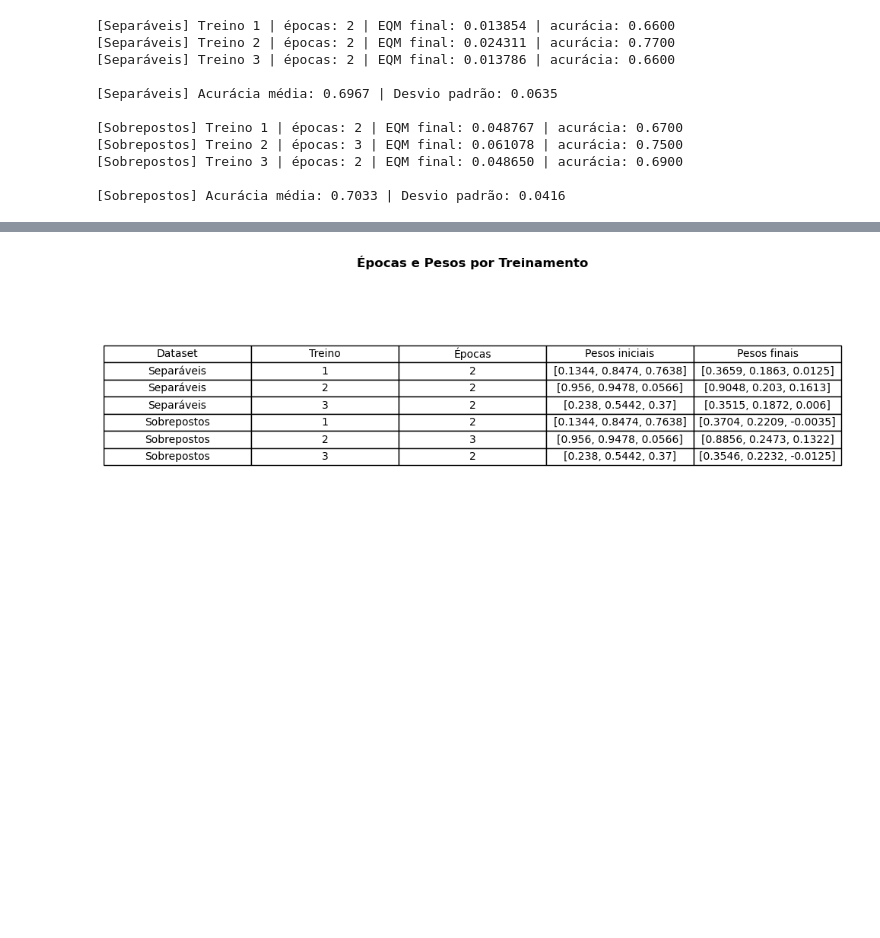
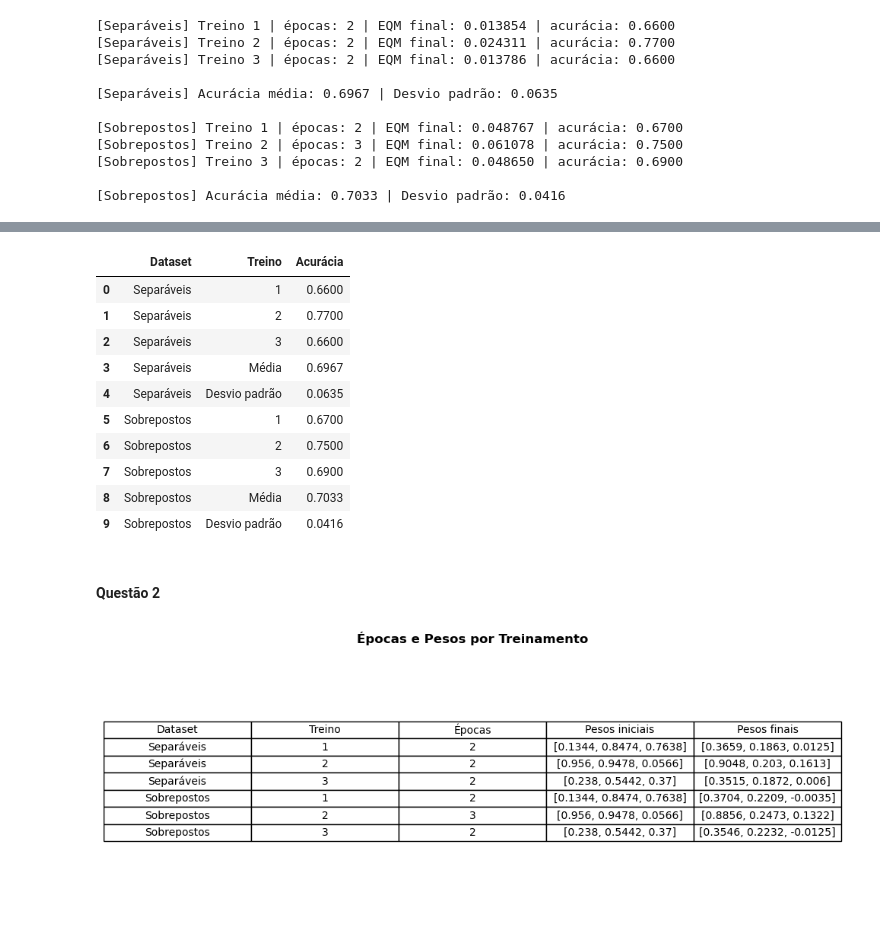
Before and after one commit to lucsol1/PGCC015, a Jupyter notebook: EPC02/EPC02-LucasSilva.ipynb, the cells around one changed output, grey strips where cells are left out. Saved outputs shown, nothing was run; the diff lists cells and outputs as text; code cells hidden in the pictures; blank space fills up the shorter version.

```diff
--- a/EPC02/EPC02-LucasSilva.ipynb
+++ b/EPC02/EPC02-LucasSilva.ipynb
@@ -272,3 +279,22 @@ tabela_acuracia = pd.concat([
+# %%
+tabela_acuracia = pd.concat([
+    criar_tabela_acuracia(resultados_separaveis, media_sep, dp_sep, "Separáveis"),
+    criar_tabela_acuracia(resultados_sobrepostos, media_sob, dp_sob, "Sobrepostos"),
+], ignore_index=True)
+
+tabela_acuracia
+# %% [output]
+|  | Dataset | Treino | Acurácia |
+| 0 | Separáveis | 1 | 0.6600 |
+| 1 | Separáveis | 2 | 0.7700 |
+| 2 | Separáveis | 3 | 0.6600 |
+| 3 | Separáveis | Média | 0.6967 |
+| 4 | Separáveis | Desvio padrão | 0.0635 |
+| 5 | Sobrepostos | 1 | 0.6700 |
+| 6 | Sobrepostos | 2 | 0.7500 |
+| 7 | Sobrepostos | 3 | 0.6900 |
+| 8 | Sobrepostos | Média | 0.7033 |
+| 9 | Sobrepostos | Desvio padrão | 0.0416 |
 # %%
 def salvar_tabela_como_imagem(df, nome_arquivo, titulo=""):
     fig, ax = plt.subplots(figsize=(len(df.columns) * 2, len(df) * 0.5 + 1))
@@ -283,6 +309,8 @@ def salvar_tabela_como_imagem(df, nome_arquivo, titulo=""):
     plt.tight_layout()
     plt.savefig(nome_arquivo, dpi=250, bbox_inches="tight")
     plt.show()
+# %% [markdown]
+#### Questão 2
 # %%
 #2 - registar o num de epocas e pesos em uma tablea
 
```
Also changed, not shown: parts of 8 cells of this notebook.
